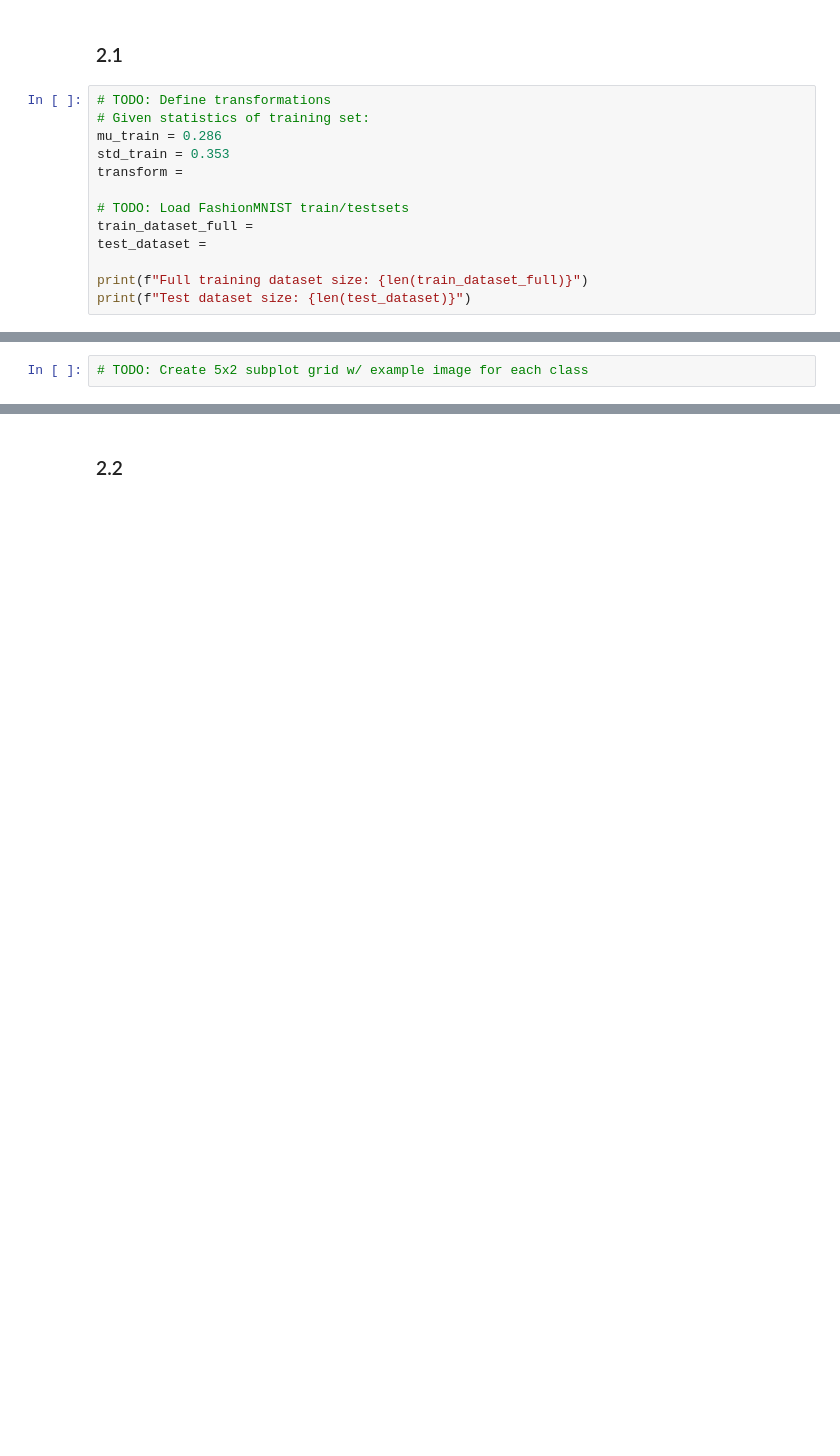
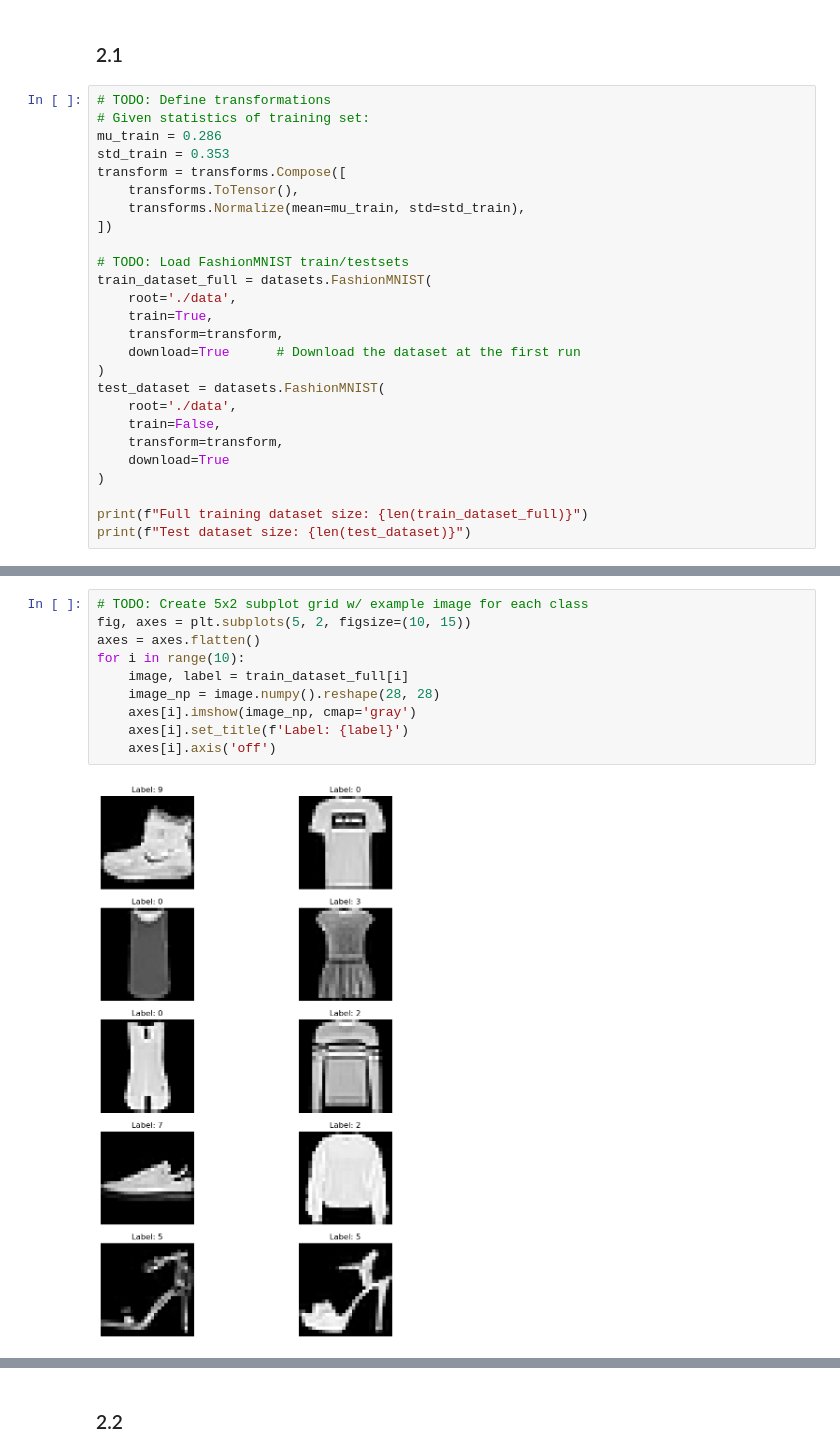
Before and after one commit to Tsumugivolle77/MLE-Sheets, a Jupyter notebook: sheet5/MLE25_sheet05.ipynb, the cells around one changed output, grey strips where cells are left out. Saved outputs shown, nothing was run; the diff lists cells and outputs as text; blank space fills up the shorter version.

```diff
--- a/sheet5/MLE25_sheet05.ipynb
+++ b/sheet5/MLE25_sheet05.ipynb
@@ -33,11 +39,24 @@ also want to use some of the threads.
 # Given statistics of training set:
 mu_train = 0.286
 std_train = 0.353
-transform =
+transform = transforms.Compose([
+    transforms.ToTensor(),
+    transforms.Normalize(mean=mu_train, std=std_train),
+])
 
 # TODO: Load FashionMNIST train/testsets
-train_dataset_full =
-test_dataset =
+train_dataset_full = datasets.FashionMNIST(
+    root='./data',
+    train=True,
+    transform=transform,
+    download=True      # Download the dataset at the first run
+)
+test_dataset = datasets.FashionMNIST(
+    root='./data',
+    train=False,
+    transform=transform,
+    download=True
+)
 
 print(f"Full training dataset size: {len(train_dataset_full)}")
 print(f"Test dataset size: {len(test_dataset)}")
@@ -44,4 +66,14 @@ print(f"Test dataset size: {len(test_dataset)}")
 # %%
 # TODO: Create 5x2 subplot grid w/ example image for each class
+fig, axes = plt.subplots(5, 2, figsize=(10, 15))
+axes = axes.flatten()
+for i in range(10):
+    image, label = train_dataset_full[i]
+    image_np = image.numpy().reshape(28, 28)
+    axes[i].imshow(image_np, cmap='gray')
+    axes[i].set_title(f'Label: {label}')
+    axes[i].axis('off')
+# %% [output]
+[figure, added]
 # %%
 # TODO: Create a validation set from the training set
```
Also changed, not shown: parts of 16 cells of this notebook, 8 other files.
